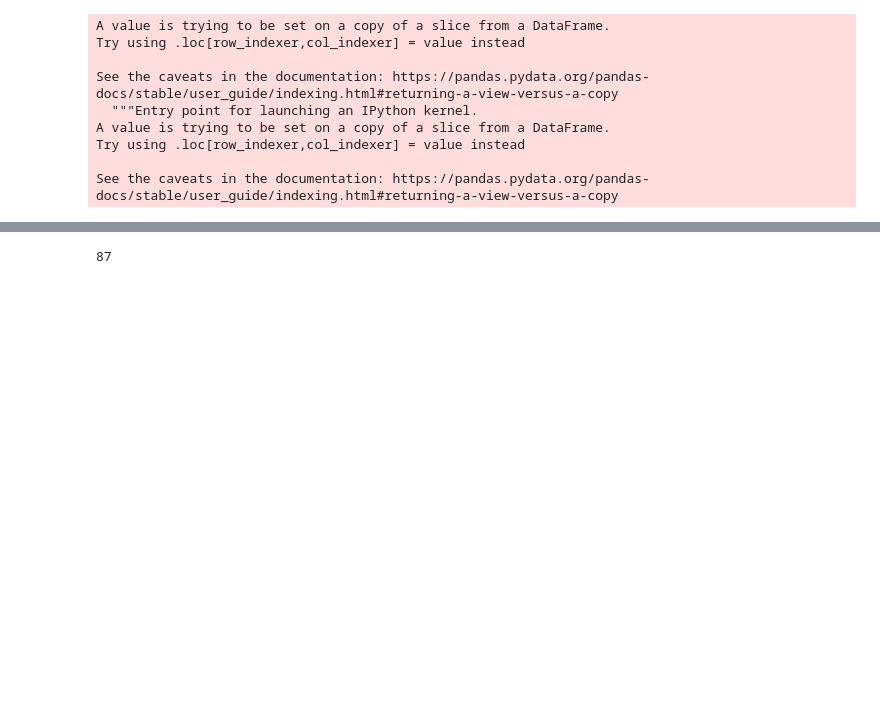
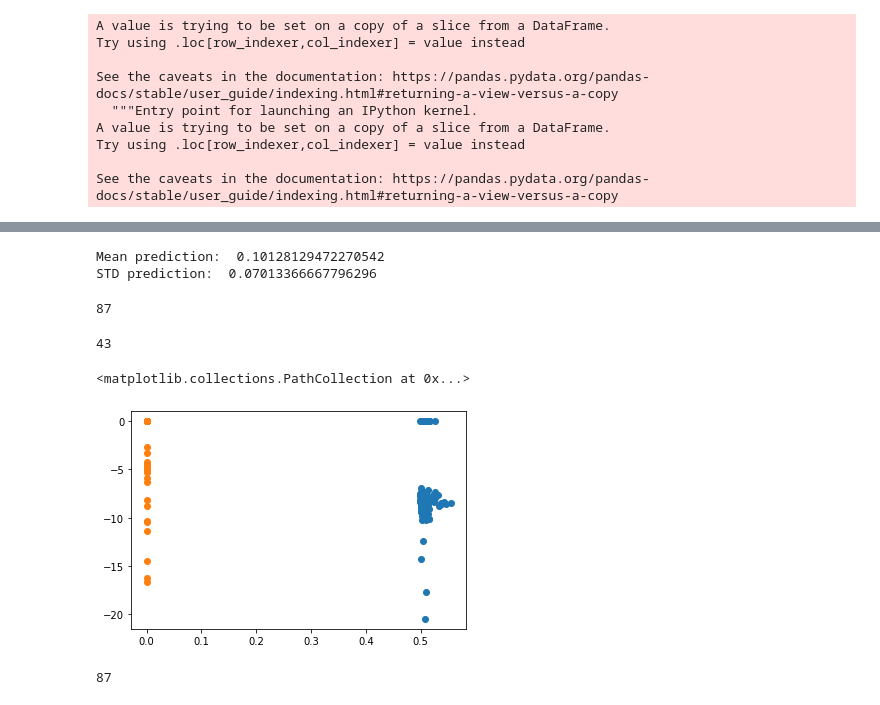
Before and after one commit to Barabasi-Lab/AI-Bind, a Jupyter notebook: Validation/SARS-CoV-2 Predictions Analysis VecNet.ipynb, the cells around one changed output, grey strips where cells are left out. Saved outputs shown, nothing was run; the diff lists cells and outputs as text; code cells hidden in the pictures; blank space fills up the shorter version.

```diff
--- a/Validation/SARS-CoV-2 Predictions Analysis VecNet.ipynb
+++ b/Validation/SARS-CoV-2 Predictions Analysis VecNet.ipynb
@@ -84,3 +613,25 @@ bottom_predictions = bottom_predictions[bottom_predictions.binding_affinity != '
+# %%
+mean_pred = np.mean(all_pairs['Averaged Predictions'].tolist())
+std_pred = np.std(all_pairs['Averaged Predictions'].tolist())
+print('Mean prediction: ', mean_pred)
+print('STD prediction: ', std_pred)
+# %% [output]
+Mean prediction:  0.10128129472270542
+STD prediction:  0.07013366667796296
+# %%
+len(top_predictions)
+# %% [output]
+87
+# %%
+len(bottom_predictions)
+# %% [output]
+43
+# %%
+plt.scatter(top_predictions['Averaged Predictions'].tolist(),top_predictions['binding_affinity'].tolist())
+plt.scatter(bottom_predictions['Averaged Predictions'].tolist(),bottom_predictions['binding_affinity'].tolist())
+# %% [output]
+<matplotlib.collections.PathCollection at 0x...>
+[figure, added]
 # %%
 len(top_predictions['binding_affinity'].tolist())
 # %% [output]
```
Also changed, not shown: parts of 77 cells of this notebook, 27 other files.
